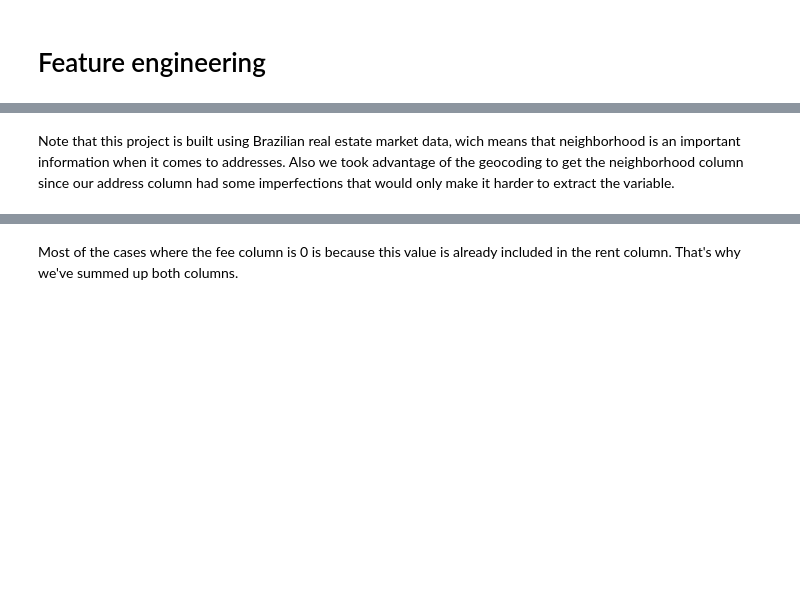
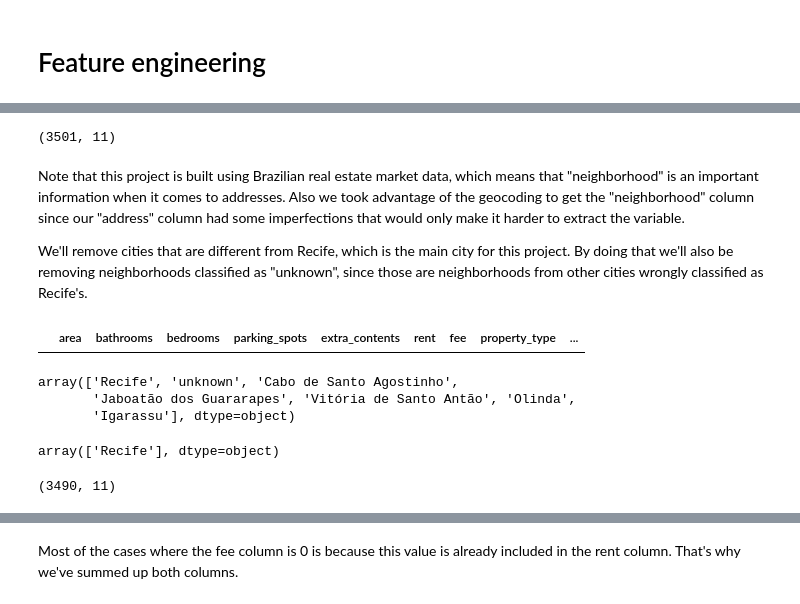
Before and after one commit to Caldass/rental_properties, a Jupyter notebook: data_eda/eda_and_cleaning.ipynb, the cells around one changed output, grey strips where cells are left out. Cells and saved outputs as stored; diff of their text form; code cells hidden in the pictures; blank space fills up the shorter version.

```diff
--- a/data_eda/eda_and_cleaning.ipynb
+++ b/data_eda/eda_and_cleaning.ipynb
@@ -150,3 +146,17 @@ geocode = RateLimiter(locator.geocode, min_delay_seconds=1)
+# %%
+#creating geopy objects and function to avoid timeout
+
+locator = Nominatim(user_agent = 'myGeocoder')
+geocode = RateLimiter(locator.geocode, min_delay_seconds=1)
+
+#code found on https://gis.stackexchange.com/questions/173569/avoid-time-out-error-nominatim-geopy-openstreetmap
+def do_geocode(address, attempt=1, max_attempts=5):
+    try:
+        return locator.geocode(address, addressdetails=True)
+    except GeocoderTimedOut:
+        if attempt <= max_attempts:
+            return do_geocode(address, attempt=attempt+1)
+        raise
 # %%
 #getting location data from geocode
-df['location'] = df['address'].apply(locator.geocode)
+df['location'] = df['address'].apply(lambda x: do_geocode(x))
@@ -161,3 +189,7 @@ A few posts of our data could not have their location identified by geopy, since
 # %%
 #filtering out NAs in location column
 df = df[df.location.notna()]
+# %%
+df.shape
+# %% [output]
+(3501, 11)
@@ -170,4 +213,24 @@ df[['latitude', 'longitude', 'altitude']] = pd.DataFrame(df['point'].tolist(), i
 #dropping unnecessary columns
 df.drop(columns = ['location', 'point', 'altitude', 'title', 'address'], inplace = True)
 # %% [markdown]
-Note that this project is built using Brazilian real estate market data, wich means that neighborhood is an important information when it comes to addresses. Also we took advantage of the geocoding to get the neighborhood column since our address column had some imperfections that would only make it harder to extract the variable.
+Note that this project is built using Brazilian real estate market data, which means that "neighborhood" is an important information when it comes to addresses. Also we took advantage of the geocoding to get the "neighborhood" column since our "address" column had some imperfections that would only make it harder to extract the variable.
+
+We'll remove cities that are different from Recife, which is the main city for this project. By doing that we'll also be removing neighborhoods classified as "unknown", since those are neighborhoods from other cities wrongly classified as Recife's.
+# %%
+#checking "unknown" neighborhoods
+df[df.neighborhood == 'unknown']
+# %% [output]
+|  | area | bathrooms | bedrooms | parking_spots | extra_contents | rent | fee | property_type | ... |
+# %%
+#checking cities in dataset
+df.city.unique()
+# %% [output]
+array(['Recife', 'unknown', 'Cabo de Santo Agostinho',
+       'Jaboatão dos Guararapes', 'Vitória de Santo Antão', 'Olinda',
+       'Igarassu'], dtype=object)
+# %%
+#filtering only Recife
+df = df[df.city == 'Recife']
+df.city.unique()
+# %% [output]
+array(['Recife'], dtype=object)
@@ -174,2 +243,6 @@ Note that this project is built using Brazilian real estate market data, wich me
+# %%
+df.shape
+# %% [output]
+(3490, 11)
 # %%
 df.head()
```
Also changed, not shown: parts of 37 cells of this notebook, 3 other files.
